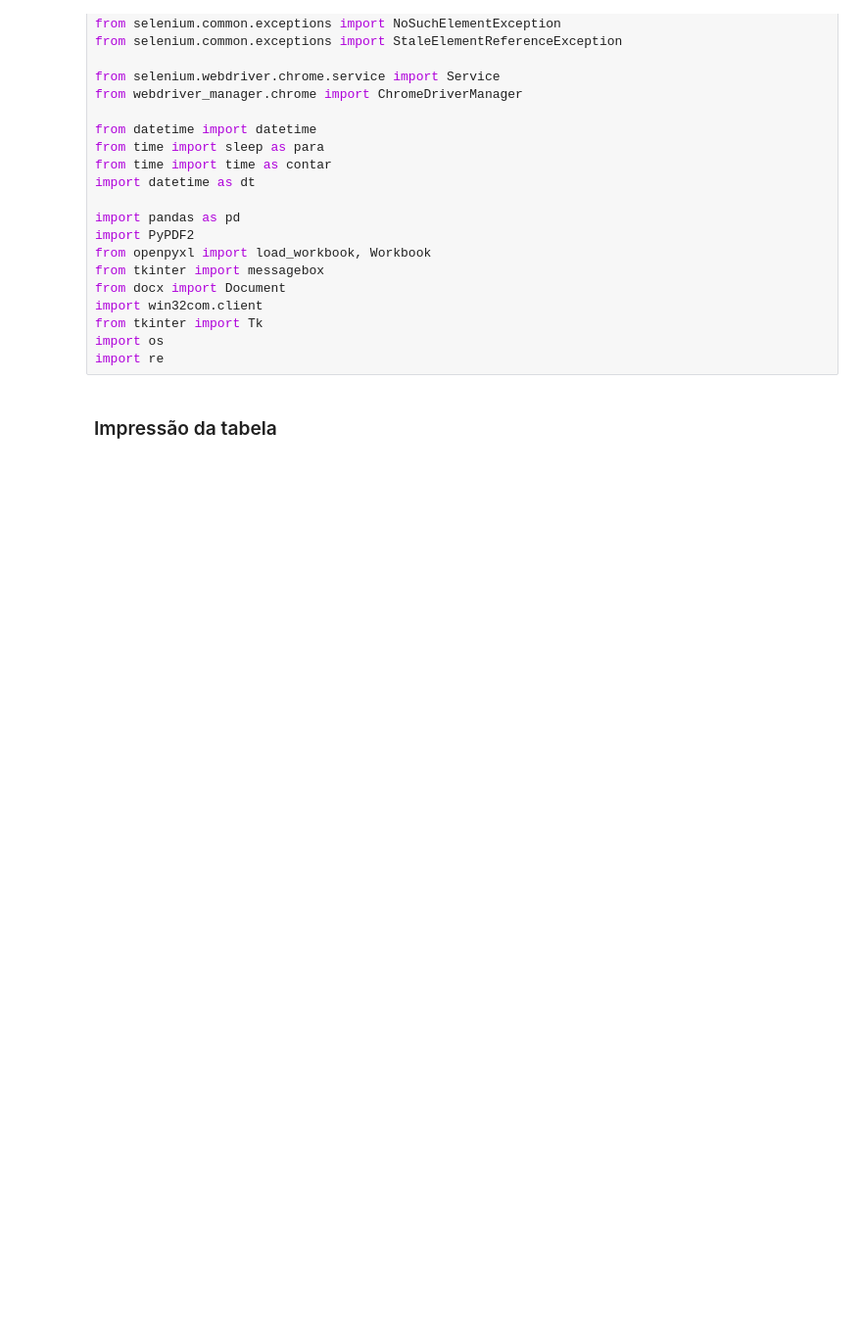
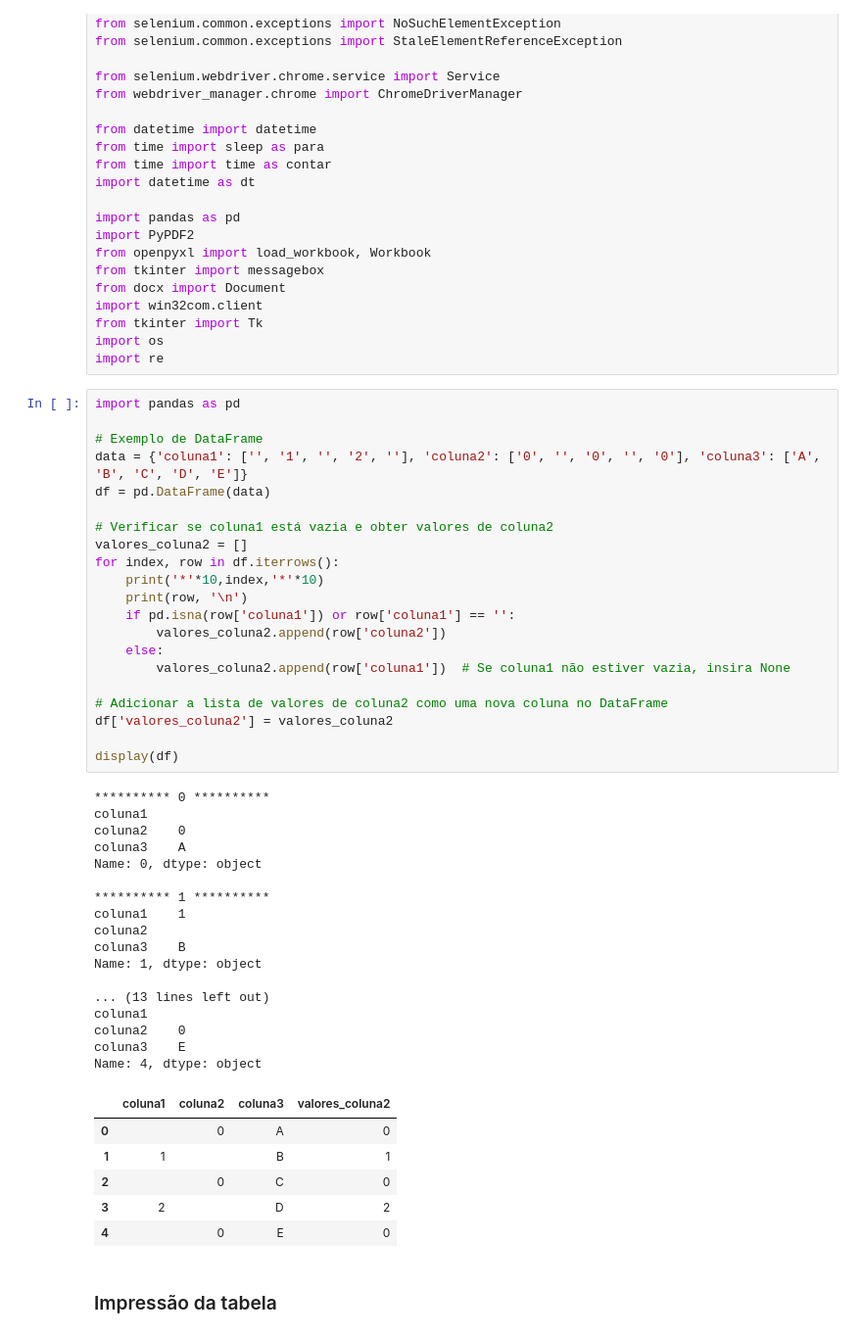
Before and after one commit to luamAP/Projeto-Controle_de_obras, a Jupyter notebook: Sala de Testes/controle_obras.ipynb, the cells around one changed output. Shown at 98% size. Cells and saved outputs as stored; diff of their text form; blank space fills up the shorter version.

```diff
--- a/Sala de Testes/controle_obras.ipynb
+++ b/Sala de Testes/controle_obras.ipynb
@@ -26,6 +26,51 @@ import win32com.client
 from tkinter import Tk
 import os
 import re
+# %%
+import pandas as pd
+
+# Exemplo de DataFrame
+data = {'coluna1': ['', '1', '', '2', ''], 'coluna2': ['0', '', '0', '', '0'], 'coluna3': ['A', 'B', 'C', 'D', 'E']}
+df = pd.DataFrame(data)
+
+# Verificar se coluna1 está vazia e obter valores de coluna2
+valores_coluna2 = []
+for index, row in df.iterrows():
+    print('*'*10,index,'*'*10)
+    print(row, '\n')
+    if pd.isna(row['coluna1']) or row['coluna1'] == '':
+        valores_coluna2.append(row['coluna2'])
+    else:
+        valores_coluna2.append(row['coluna1'])  # Se coluna1 não estiver vazia, insira None
+
+# Adicionar a lista de valores de coluna2 como uma nova coluna no DataFrame
+df['valores_coluna2'] = valores_coluna2
+
+display(df)
+# %% [output]
+********** 0 **********
+coluna1
+coluna2    0
+coluna3    A
+Name: 0, dtype: object
+
+********** 1 **********
+coluna1    1
+coluna2
+coluna3    B
+Name: 1, dtype: object
+
+... (13 lines left out)
+coluna1
+coluna2    0
+coluna3    E
+Name: 4, dtype: object
+|  | coluna1 | coluna2 | coluna3 | valores_coluna2 |
+| 0 |  | 0 | A | 0 |
+| 1 | 1 |  | B | 1 |
+| 2 |  | 0 | C | 0 |
+| 3 | 2 |  | D | 2 |
+| 4 |  | 0 | E | 0 |
 # %% [markdown]
 ### Impressão da tabela
 # %%
```
Also changed, not shown: parts of 1 cell of this notebook, 10 other files.
